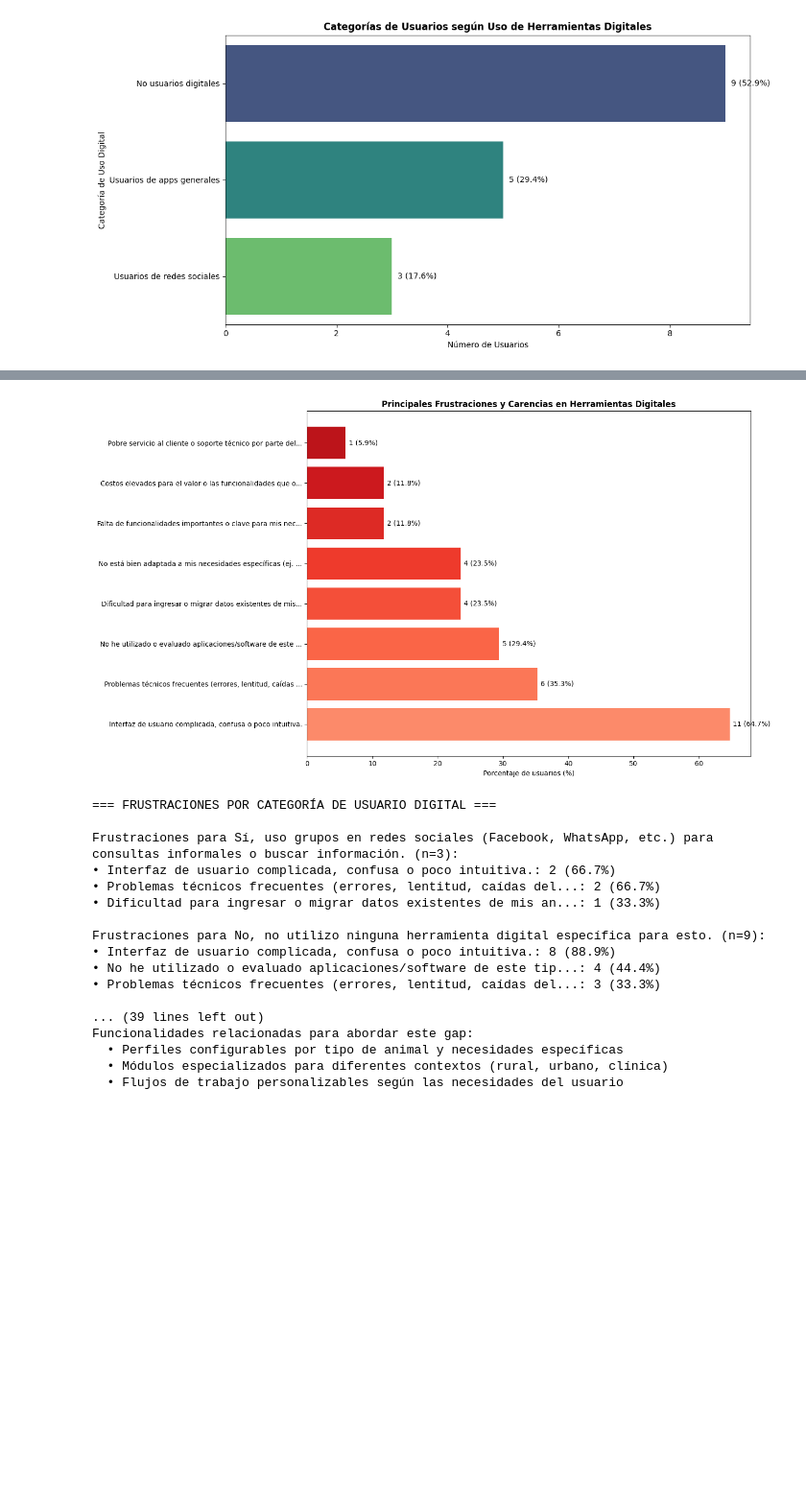
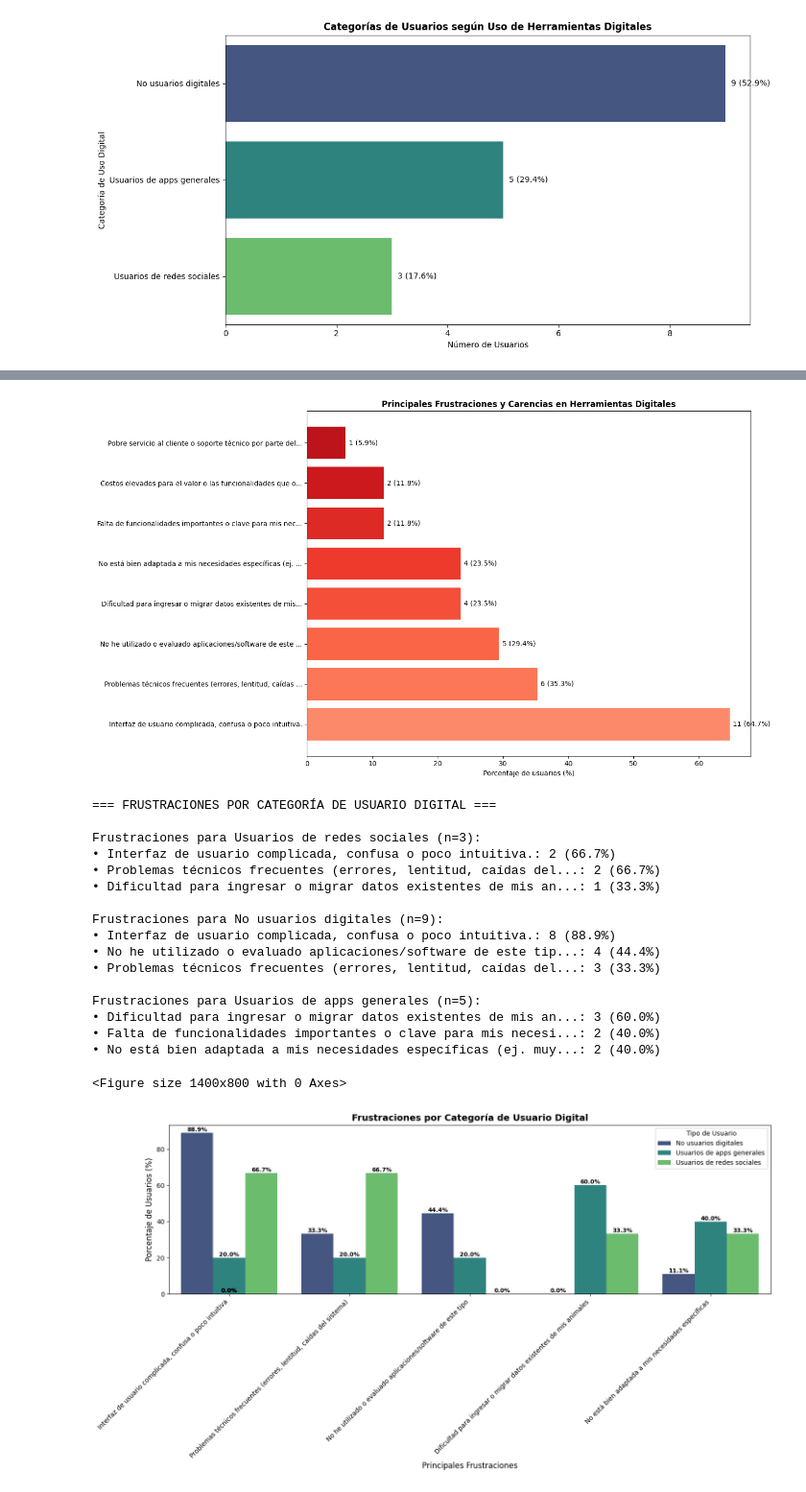
Before and after one commit to betooxx-dev/md-vetzoone, a Jupyter notebook: notebook_main.ipynb, the cells around one changed output, grey strips where cells are left out. Shown at 96% size. Drawn from its saved outputs; the diff is of its cells as text; code cells hidden in the pictures; blank space fills up the shorter version.

```diff
--- a/notebook_main.ipynb
+++ b/notebook_main.ipynb
@@ -2152,6 +2159,68 @@ def analizar_frustraciones_segmento(segmento_df, nombre_segmento):
         print(f"No hay datos de frustraciones para {nombre_segmento}\n")
         return pd.DataFrame()
 
+frustraciones_por_categoria = {}
+
+for categoria in df['categoria_uso_digital'].dropna().unique():
+    subset = df[df['categoria_uso_digital'] == categoria]
+    if len(subset) > 0:
+        resultado = analizar_frustraciones_segmento(subset, categoria)
+        if not resultado.empty:
+            frustraciones_por_categoria[categoria] = resultado
+
+plt.figure(figsize=(14, 8))
+
+categorias_principales = ['No usuarios digitales', 'Usuarios de apps generales', 'Usuarios de redes sociales']
+top_frustraciones = [
+    'Interfaz de usuario complicada, confusa o poco intuitiva.',
+    'Problemas técnicos frecuentes (errores, lentitud, caídas del sistema).',
+    'No he utilizado o evaluado aplicaciones/software de este tipo.',
+    'Dificultad para ingresar o migrar datos existentes de mis animales.',
+    'No está bien adaptada a mis necesidades específicas'
+]
+
+datos_grafico = []
+etiquetas = []
+categorias_grafico = []
+
+for categoria in categorias_principales:
+    if categoria in frustraciones_por_categoria:
+        df_cat = frustraciones_por_categoria[categoria]
+        for frustracion in top_frustraciones:
+            for idx, row in df_cat.iterrows():
+                if frustracion in row['frustracion']:
+                    datos_grafico.append(row['porcentaje'])
+                    etiquetas.append(frustracion.split('.')[0])
+                    categorias_grafico.append(categoria)
+                    break
+            else:
+                datos_grafico.append(0)
+                etiquetas.append(frustracion.split('.')[0])
+                categorias_grafico.append(categoria)
+
+df_grafico = pd.DataFrame({
+    'Categoría': categorias_grafico,
+    'Frustración': etiquetas,
+    'Porcentaje': datos_grafico
+})
+
+plt.figure(figsize=(15, 8))
+ax = sns.barplot(x='Frustración', y='Porcentaje', hue='Categoría', data=df_grafico, palette='viridis')
+plt.title('Frustraciones por Categoría de Usuario Digital', fontweight='bold', fontsize=14)
+plt.xlabel('Principales Frustraciones', fontsize=12)
+plt.ylabel('Porcentaje de Usuarios (%)', fontsize=12)
+plt.xticks(rotation=45, ha='right')
+plt.legend(title='Tipo de Usuario')
+
+for i, p in enumerate(ax.patches):
+    ax.annotate(f'{p.get_height():.1f}%',
+                (p.get_x() + p.get_width() / 2., p.get_height()),
+                ha = 'center', va = 'bottom',
+                fontsize=9, fontweight='bold')
+
+plt.tight_layout()
+plt.show()
+
 for categoria in df['uso_actual_herramientas_digitales'].dropna().unique():
     subset = df[df['uso_actual_herramientas_digitales'] == categoria]
     if len(subset) > 0:
@@ -2240,37 +2309,38 @@ for i, gap in enumerate(top_gaps[:5]):
     print()
 # %% [output]
 === ANÁLISIS DE FRUSTRACIONES Y CARENCIAS ===
 
 Principales frustraciones y carencias reportadas:
 • Interfaz de usuario complicada, confusa o poco intuitiva.
   → 11 menciones (64.7% de usuarios)
 • Problemas técnicos frecuentes (errores, lentitud, caídas del sistema).
   → 6 menciones (35.3% de usuarios)
 • No he utilizado o evaluado aplicaciones/software de este tipo.
   → 5 menciones (29.4% de usuarios)
 • Dificultad para ingresar o migrar datos existentes de mis animales.
   → 4 menciones (23.5% de usuarios)
 • No está bien adaptada a mis necesidades específicas (ej. muy genérica, o enfocad...
 ... (7 lines left out)
 • Poca o nula capacidad de uso sin conexión a internet (offline).
   → 1 menciones (5.9% de usuarios)
 • Preocupaciones sobre la seguridad y privacidad de mis datos y los de mis animale...
   → 1 menciones (5.9% de usuarios)
 [figure]
 === FRUSTRACIONES POR CATEGORÍA DE USUARIO DIGITAL ===
 
-Frustraciones para Sí, uso grupos en redes sociales (Facebook, WhatsApp, etc.) para consultas informales o buscar información. (n=3):
+Frustraciones para Usuarios de redes sociales (n=3):
 • Interfaz de usuario complicada, confusa o poco intuitiva.: 2 (66.7%)
 • Problemas técnicos frecuentes (errores, lentitud, caídas del...: 2 (66.7%)
 • Dificultad para ingresar o migrar datos existentes de mis an...: 1 (33.3%)
 
-Frustraciones para No, no utilizo ninguna herramienta digital específica para esto. (n=9):
+Frustraciones para No usuarios digitales (n=9):
 • Interfaz de usuario complicada, confusa o poco intuitiva.: 8 (88.9%)
 • No he utilizado o evaluado aplicaciones/software de este tip...: 4 (44.4%)
 • Problemas técnicos frecuentes (errores, lentitud, caídas del...: 3 (33.3%)
 
-... (39 lines left out)
-Funcionalidades relacionadas para abordar este gap:
-  • Perfiles configurables por tipo de animal y necesidades específicas
-  • Módulos especializados para diferentes contextos (rural, urbano, clínica)
-  • Flujos de trabajo personalizables según las necesidades del usuario
+Frustraciones para Usuarios de apps generales (n=5):
+• Dificultad para ingresar o migrar datos existentes de mis an...: 3 (60.0%)
+• Falta de funcionalidades importantes o clave para mis necesi...: 2 (40.0%)
+• No está bien adaptada a mis necesidades específicas (ej. muy...: 2 (40.0%)
+<Figure size 1400x800 with 0 Axes>
+[figure, added]
```
Also changed, not shown: parts of 6 cells of this notebook, 2 other files.
